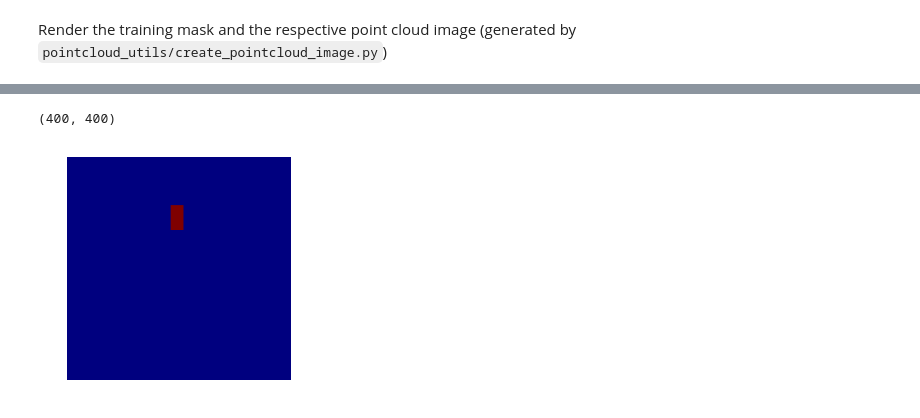
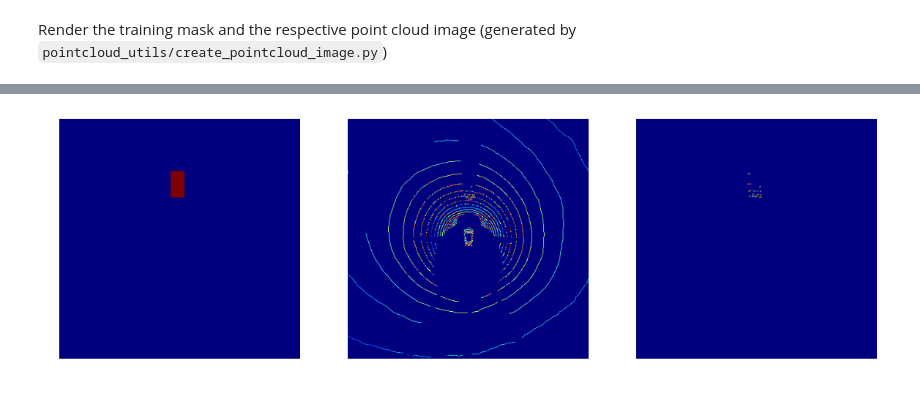
Before and after one commit to markstrefford/didi-sdc-challenge-2017, a Jupyter notebook: train_nn.ipynb, the cells around one changed output, grey strips where cells are left out. Saved outputs shown, nothing was run; the diff lists cells and outputs as text; code cells hidden in the pictures.

Commit message:
Fixes to mask generation

```diff
--- a/train_nn.ipynb
+++ b/train_nn.ipynb
@@ -100,3 +100,6 @@ xs.shape=(1, 400, 400, 8)
 ys.shape=(1, 400, 400, 1)
 # %% [markdown]
 Render the training mask and the respective point cloud image (generated by `pointcloud_utils/create_pointcloud_image.py`)
+# %%
+pcl_mask=ys[0,:,:,0]
+timestamp=''
@@ -103,4 +116,3 @@ Render the training mask and the respective point cloud image (generated by `poi
 # %%
-mask=ys[0,:,:,0]
-timestamp=''
-pointcloud_image_file=os.path.join(DATA_DIR, 'processed', 'lidar_top_img', '1490991281474291000.png')
+timestamp = '1490991281474291000'    # First pointcloud in the bag
+pointcloud_image_file=os.path.join(DATA_DIR, 'processed', 'lidar_top_img', timestamp + '.png')
@@ -117,9 +119,20 @@ print (mask)
-# %%
-print (mask.shape)
-
-plt.axis("off")
-plt.imshow(mask)
-plt.show()
-# %% [output]
-(400, 400)
-[figure, removed]
+# %%
+plt.figure(figsize=(20,10))
+
+plt.subplot(1,3,1)
+plt.axis("off")
+plt.imshow(pcl_mask)
+
+pcl_image = cv2.imread(pointcloud_image_file,0)
+plt.subplot(1,3,2)
+plt.axis("off")
+plt.imshow(pcl_image)
+
+im = np.array(pcl_image,dtype=np.uint8)
+im_mask = np.array(pcl_mask,dtype=np.uint8)
+plt.subplot(1,3,3)
+plt.axis("off")
+plt.imshow(cv2.bitwise_and(im,im,mask=im_mask))
+plt.show()
+# %% [output]
+[figure, added]
```
Also changed, not shown: parts of 2 cells of this notebook, 1 other file.
